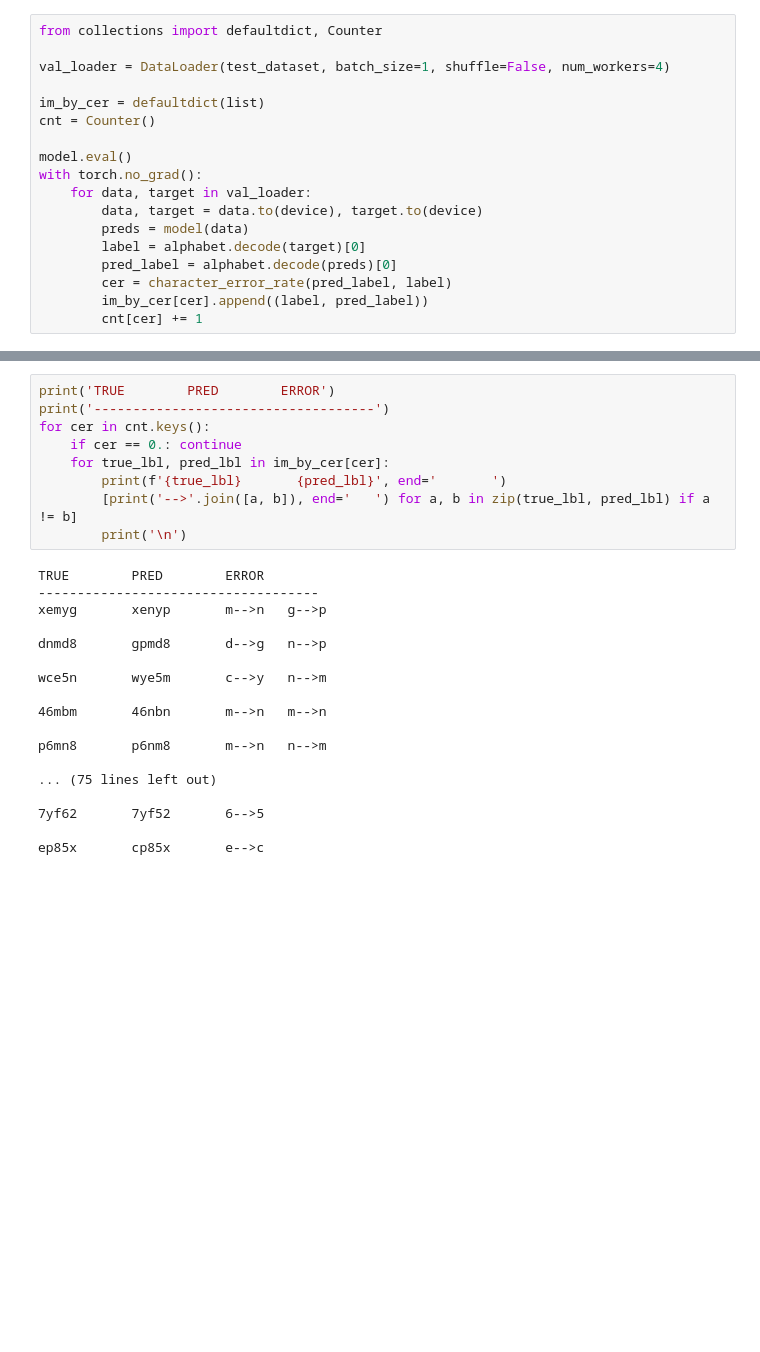
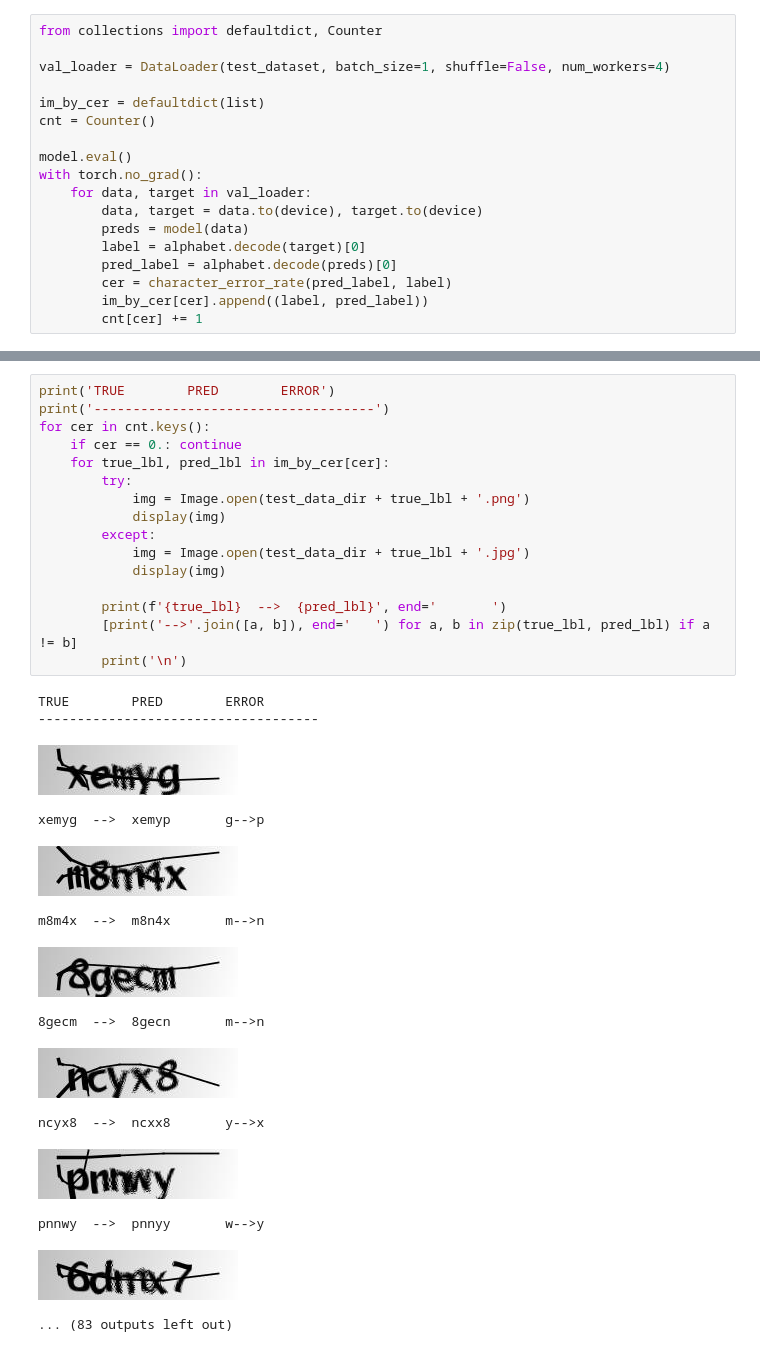
Before and after one commit to dqdp/capcha_crnn, a Jupyter notebook: CRNN.ipynb, the cells around one changed output, grey strips where cells are left out. Drawn from its saved outputs; the diff is of its cells as text; blank space fills up the shorter version.

```diff
--- a/CRNN.ipynb
+++ b/CRNN.ipynb
@@ -393,27 +394,31 @@ Counter({0.0: 169, 0.2: 40, 0.4: 5})
 # %%
 print('TRUE        PRED        ERROR')
 print('------------------------------------')
 for cer in cnt.keys():
     if cer == 0.: continue
     for true_lbl, pred_lbl in im_by_cer[cer]:
-        print(f'{true_lbl}       {pred_lbl}', end='       ')
+        try:
+            img = Image.open(test_data_dir + true_lbl + '.png')
+            display(img)
+        except:
+            img = Image.open(test_data_dir + true_lbl + '.jpg')
+            display(img)
+
+        print(f'{true_lbl}  -->  {pred_lbl}', end='       ')
         [print('-->'.join([a, b]), end='   ') for a, b in zip(true_lbl, pred_lbl) if a != b]
         print('\n')
 # %% [output]
 TRUE        PRED        ERROR
 ------------------------------------
-xemyg       xenyp       m-->n   g-->p
-
-dnmd8       gpmd8       d-->g   n-->p
-
-wce5n       wye5m       c-->y   n-->m
-
-46mbm       46nbn       m-->n   m-->n
-
-p6mn8       p6nm8       m-->n   n-->m
-
-... (75 lines left out)
-
-7yf62       7yf52       6-->5
-
-ep85x       cp85x       e-->c
+[figure, added]
+xemyg  -->  xemyp       g-->p
+[figure, added]
+m8m4x  -->  m8n4x       m-->n
+[figure, added]
+8gecm  -->  8gecn       m-->n
+[figure, added]
+ncyx8  -->  ncxx8       y-->x
+[figure, added]
+pnnwy  -->  pnnyy       w-->y
+[figure, added]
+... (83 outputs left out)
```
Also changed, not shown: parts of 7 cells of this notebook.
